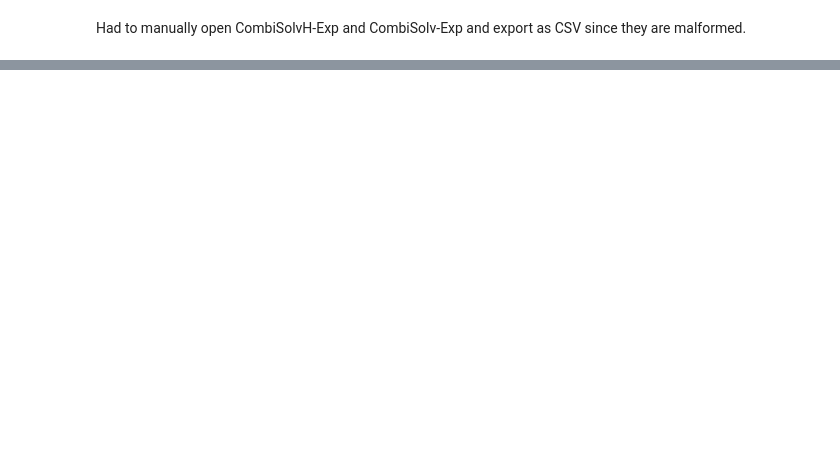
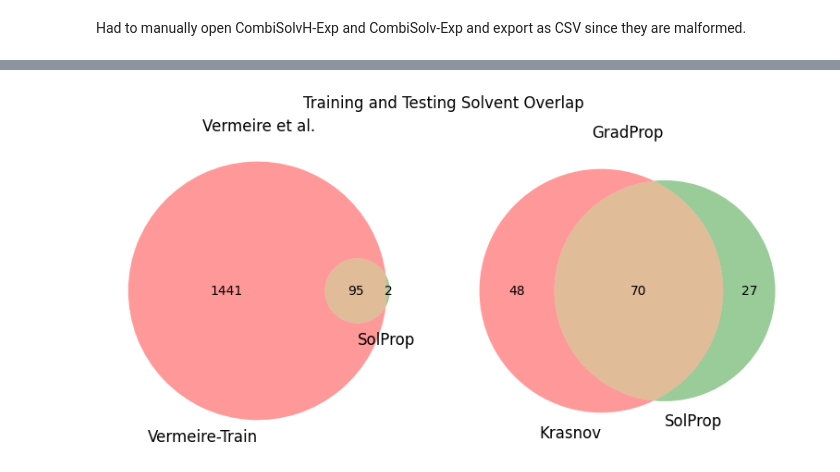
Before and after one commit to JacksonBurns/fastsolv, a Jupyter notebook: figures/solprop_extrapolation.ipynb, the cells around one changed output, grey strips where cells are left out. Cells and saved outputs as stored; diff of their text form; code cells hidden in the pictures; blank space fills up the shorter version.

```diff
--- a/figures/solprop_extrapolation.ipynb
+++ b/figures/solprop_extrapolation.ipynb
@@ -153,0 +94,21 @@ plt.show()
+# %%
+fig, axes = plt.subplots(1, 2, figsize=(8, 4))
+
+fig.suptitle("Training and Testing Solvent Overlap")
+plt.sca(axes[0])
+axes[0].set_title("Vermeire et al.")
+venn2(
+    [vermeire_training_solvents, vermeire_testing_solvents],
+    ("Vermeire-Train", "SolProp"),
+)
+plt.sca(axes[1])
+axes[1].set_title("GradProp")
+venn2(
+    [krasnov_svents, vermeire_testing_solvents],
+    ("Krasnov", "SolProp"),
+)
+
+plt.tight_layout()
+plt.show()
+# %% [output]
+[figure, added]
```
Also changed, not shown: parts of 17 cells of this notebook, 17 other files.
